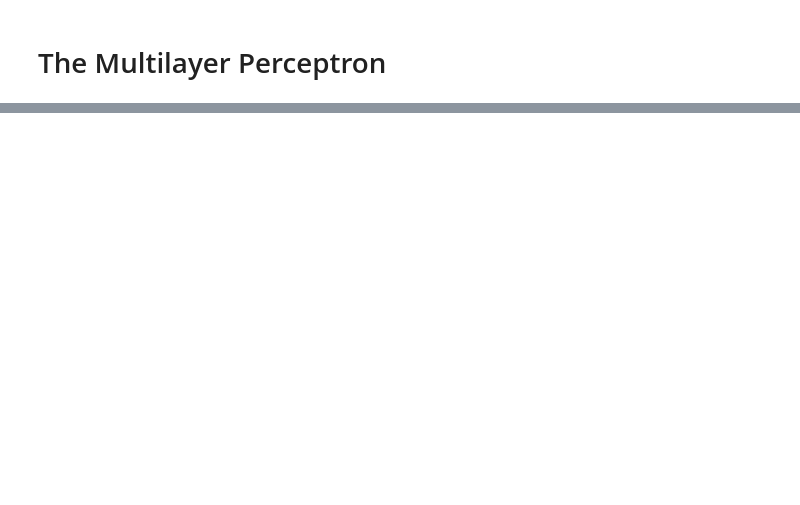
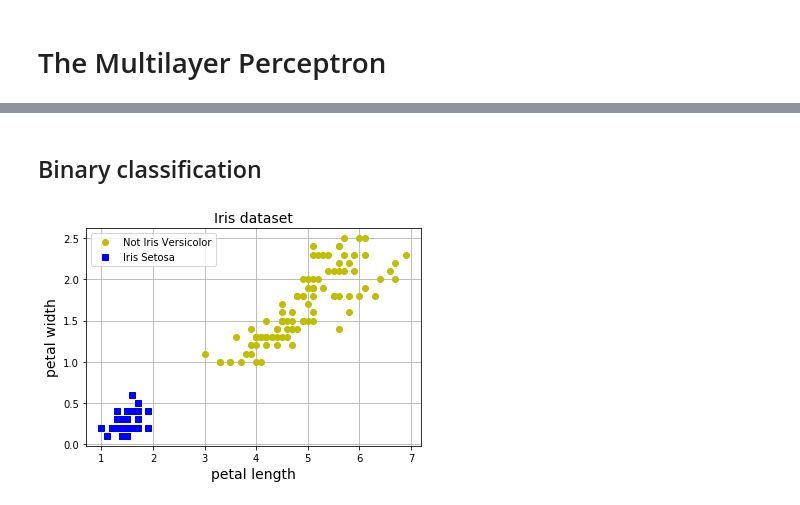
Before and after one commit to joseerlang/dl, a Jupyter notebook: mlp.ipynb, the cells around one changed output, grey strips where cells are left out. Saved outputs shown, nothing was run; the diff lists cells and outputs as text; code cells hidden in the pictures; blank space fills up the shorter version.

```diff
--- a/mlp.ipynb
+++ b/mlp.ipynb
@@ -14,0 +31,15 @@ b
+# %% [markdown]
+## Binary classification
+# %%
+y = (iris.target == 0).astype(np.int)
+
+plt.plot(X[y==0, 0], X[y==0, 1], 'yo', label="Not Iris Versicolor")
+plt.plot(X[y==1, 0], X[y==1, 1], 'bs', label="Iris Setosa")
+plt.grid()
+plt.legend()
+plt.xlabel('petal length', fontsize=14)
+plt.ylabel('petal width', fontsize=14)
+plt.title("Iris dataset", fontsize=14)
+plt.show()
+# %% [output]
+[figure, added]
```
Also changed, not shown: parts of 22 cells of this notebook, 5 other files.
